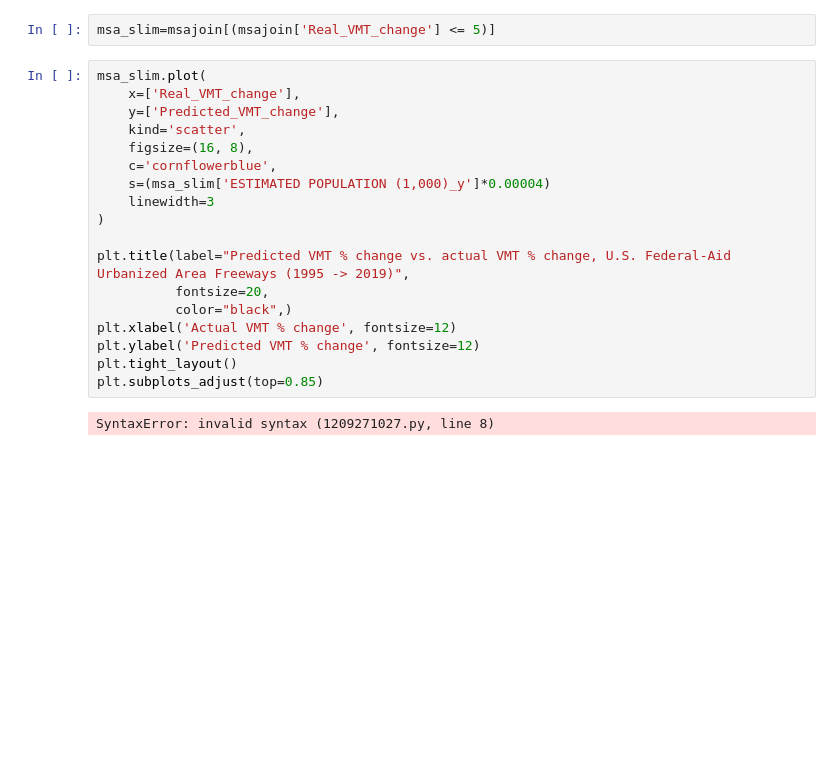
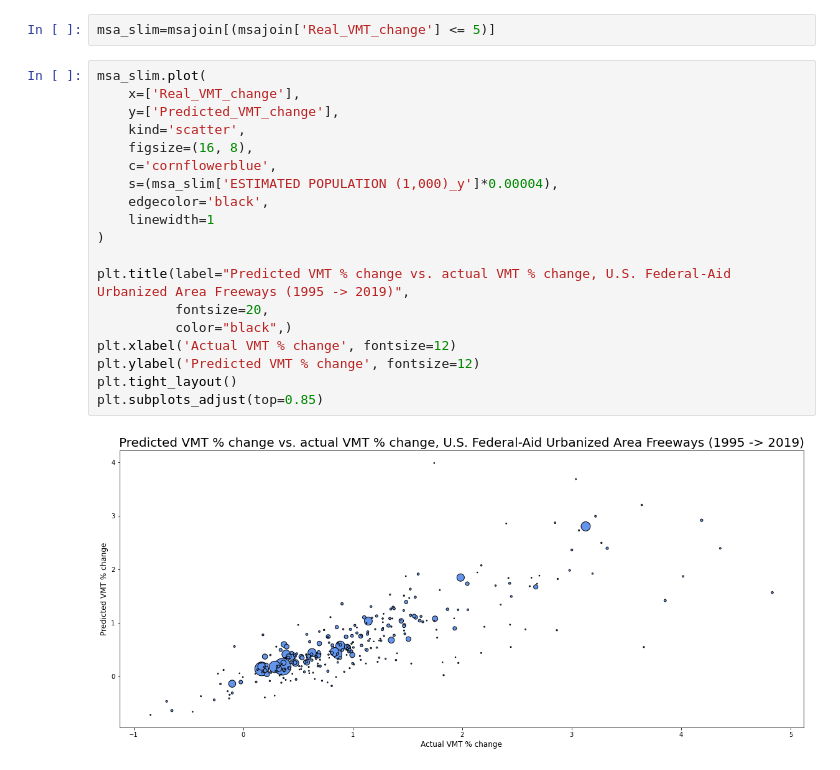
Before and after one commit to michaelrosen3/backfilling, a Jupyter notebook: MSA_CHARTS_10_3_2022.ipynb, the cells around one changed output. Drawn from its saved outputs; the diff is of its cells as text; blank space fills up the shorter version.

```diff
--- a/MSA_CHARTS_10_3_2022.ipynb
+++ b/MSA_CHARTS_10_3_2022.ipynb
@@ -36,20 +36,21 @@ msa_slim=msajoin[(msajoin['Real_VMT_change'] <= 5)]
 # %%
 msa_slim.plot(
     x=['Real_VMT_change'],
     y=['Predicted_VMT_change'],
     kind='scatter',
     figsize=(16, 8),
     c='cornflowerblue',
-    s=(msa_slim['ESTIMATED POPULATION (1,000)_y']*0.00004)
-    linewidth=3
+    s=(msa_slim['ESTIMATED POPULATION (1,000)_y']*0.00004),
+    edgecolor='black',
+    linewidth=1
 )
 
 plt.title(label="Predicted VMT % change vs. actual VMT % change, U.S. Federal-Aid Urbanized Area Freeways (1995 -> 2019)",
           fontsize=20,
           color="black",)
 plt.xlabel('Actual VMT % change', fontsize=12)
 plt.ylabel('Predicted VMT % change', fontsize=12)
 plt.tight_layout()
 plt.subplots_adjust(top=0.85)
 # %% [output]
-SyntaxError: invalid syntax (1209271027.py, line 8)
+[figure, added]
```
Also changed, not shown: 1 other file.
